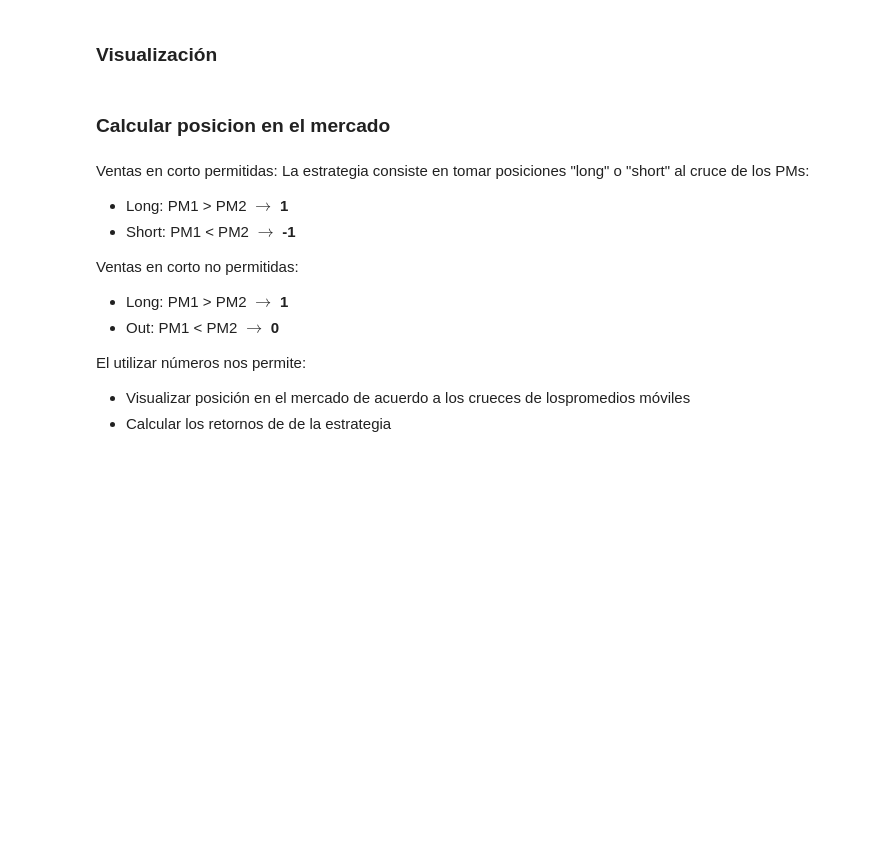
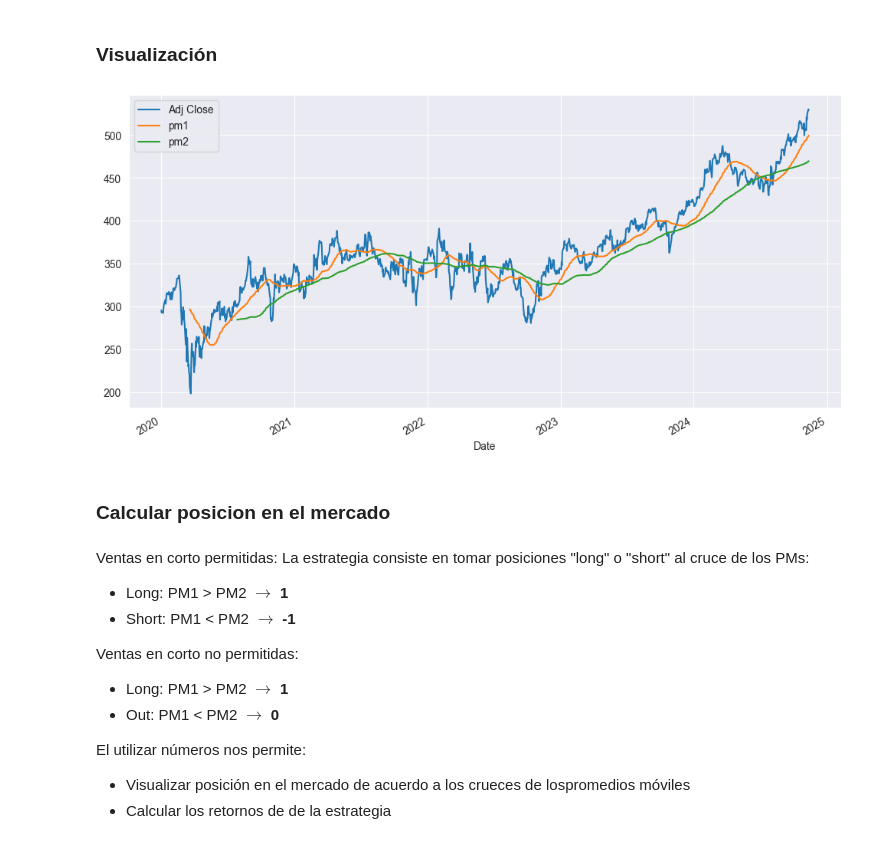
Before and after one commit to carlosdeoncedos/CienciaDatosFinanzas2024_11, a Jupyter notebook: Sesion9.ipynb, the cells around one changed output. Cells and saved outputs as stored; diff of their text form; code cells hidden in the pictures; blank space fills up the shorter version.

```diff
--- a/Sesion9.ipynb
+++ b/Sesion9.ipynb
@@ -1543,3 +1543,5 @@ Para calcular los PMs, utilizaremos el "método" .rolling(window).mean( ).
 con los siguientes datos:
 # %% [markdown]
 ### Cargar datos usando yfinance `download`
+# %%
+master_card = yf.download('MA', start='2020-01-01')
@@ -1548,3 +1569,9 @@ con los siguientes datos:
 # %% [markdown]
 Referencia sobre la función `rolling` de pandas:
 https://pandas.pydata.org/docs/reference/api/pandas.DataFrame.rolling.html
+# %%
+pm1 = 55 # ventana de tiempo de corto plazo
+pm2 = 144 # ventana de tiempo de largo plazo
+
+master_card['pm1'] = master_card['Adj Close'].rolling(pm1).mean()
+master_card['pm2'] = master_card['Adj Close'].rolling(pm2).mean()
@@ -1551,5 +1599,9 @@ https://pandas.pydata.org/docs/reference/api/pandas.DataFrame.rolling.html
 # %% [markdown]
 ### Visualización
+# %%
+master_card[['Adj Close', 'pm1', 'pm2']].plot(figsize=(12,6));
+# %% [output]
+[figure, added]
 # %% [markdown]
 ### Calcular posicion en el mercado
 # %% [markdown]
```
Also changed, not shown: parts of 11 cells of this notebook.
